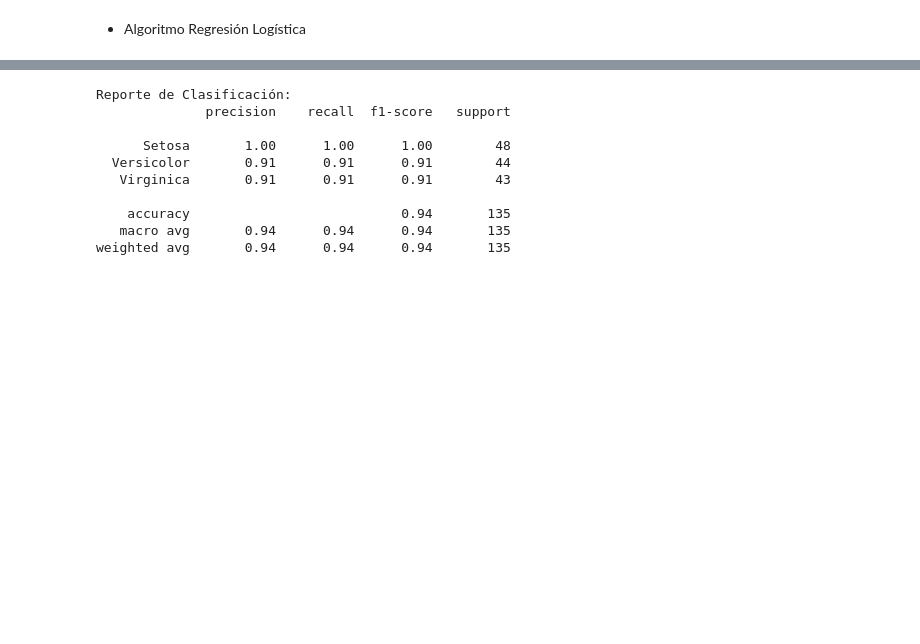
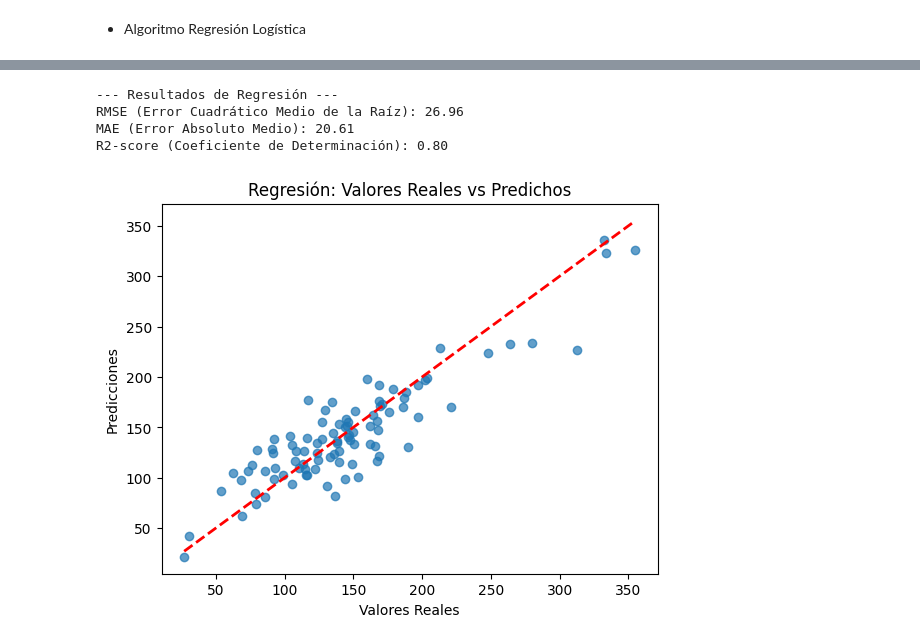
Before and after one commit to Jonagu1/TareasIA-2026, a Jupyter notebook: IA-Tarea4-AprendizajeSupervisado.ipynb, the cells around one changed output, grey strips where cells are left out. Saved outputs shown, nothing was run; the diff lists cells and outputs as text; code cells hidden in the pictures; blank space fills up the shorter version.

```diff
--- a/IA-Tarea4-AprendizajeSupervisado.ipynb
+++ b/IA-Tarea4-AprendizajeSupervisado.ipynb
@@ -316,17 +212,41 @@ Matriz de Confusión:
-# %%
-
-# Calcular precision, recall y F1-score
-report = classification_report(y_test, y_pred, target_names=labels)
-print("Reporte de Clasificación:")
-print(report)
-# %% [output]
-Reporte de Clasificación:
-              precision    recall  f1-score   support
-
-      Setosa       1.00      1.00      1.00        48
-  Versicolor       0.91      0.91      0.91        44
-   Virginica       0.91      0.91      0.91        43
-
-    accuracy                           0.94       135
-   macro avg       0.94      0.94      0.94       135
-weighted avg       0.94      0.94      0.94       135
+# %%
+from sklearn.linear_model import LinearRegression
+from sklearn.metrics import mean_squared_error, mean_absolute_error, r2_score
+import numpy as np
+
+# Definir variable objetivo para regresión
+y_reg = datos['contaminacion']
+
+# Dividir en entrenamiento y prueba
+X_train_r, X_test_r, y_train_r, y_test_r = train_test_split(X_scaled, y_reg, test_size=0.2, random_state=42)
+
+# Entrenar el modelo
+reg_model = LinearRegression()
+reg_model.fit(X_train_r, y_train_r)
+
+# Predicciones
+y_pred_r = reg_model.predict(X_test_r)
+
+# Evaluación
+rmse = np.sqrt(mean_squared_error(y_test_r, y_pred_r))
+mae = mean_absolute_error(y_test_r, y_pred_r)
+r2 = r2_score(y_test_r, y_pred_r)
+
+print("--- Resultados de Regresión ---")
+print(f"RMSE (Error Cuadrático Medio de la Raíz): {rmse:.2f}")
+print(f"MAE (Error Absoluto Medio): {mae:.2f}")
+print(f"R2-score (Coeficiente de Determinación): {r2:.2f}")
+
+# Gráfico de dispersión: Reales vs Predichos
+plt.scatter(y_test_r, y_pred_r, alpha=0.7)
+plt.plot([y_test_r.min(), y_test_r.max()], [y_test_r.min(), y_test_r.max()], '--r', linewidth=2)
+plt.xlabel('Valores Reales')
+plt.ylabel('Predicciones')
+plt.title('Regresión: Valores Reales vs Predichos')
+plt.show()
+# %% [output]
+--- Resultados de Regresión ---
+RMSE (Error Cuadrático Medio de la Raíz): 26.96
+MAE (Error Absoluto Medio): 20.61
+R2-score (Coeficiente de Determinación): 0.80
+[figure, added]
```
Also changed, not shown: parts of 28 cells of this notebook.
